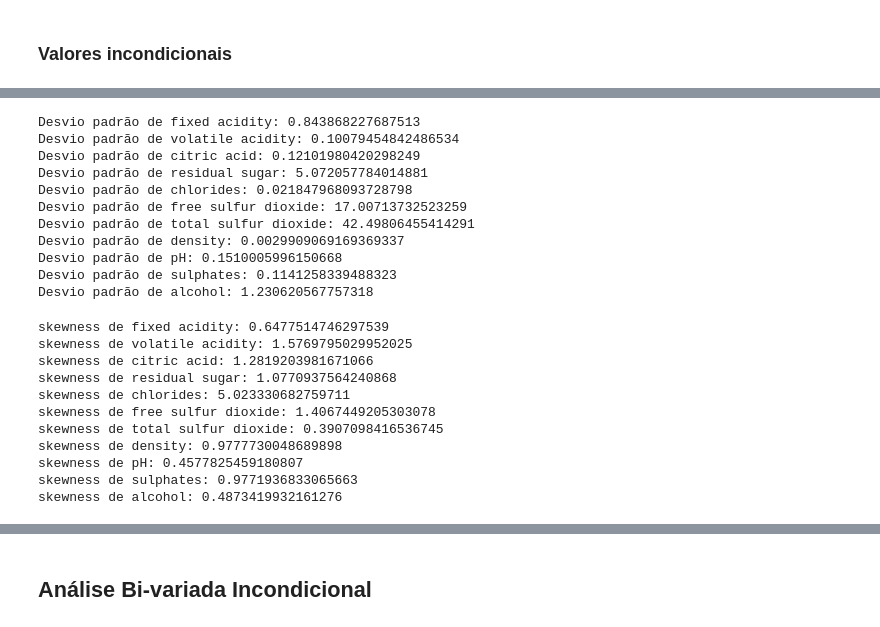
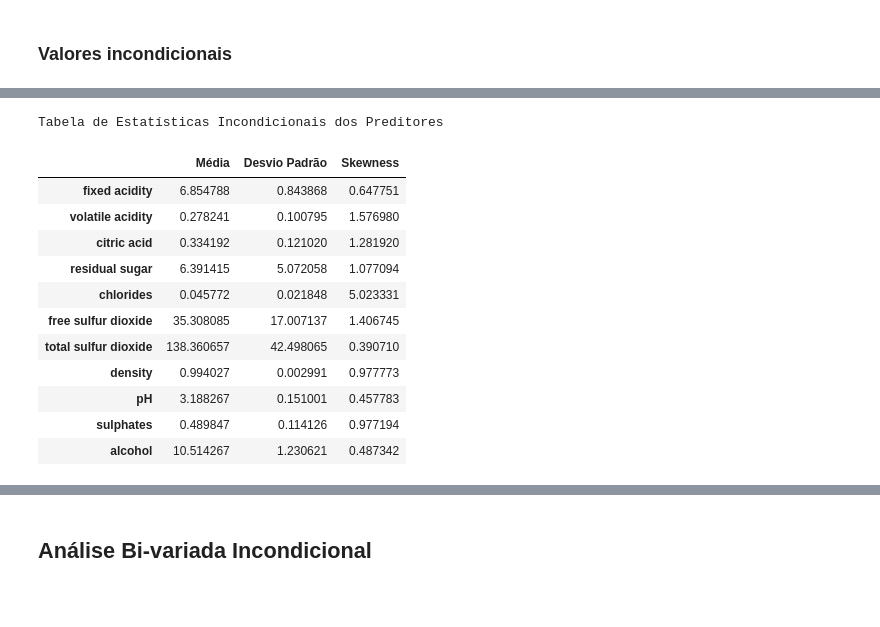
Before and after one commit to leodayvison/aci-homeworks, a Jupyter notebook: hw1/eda.ipynb, the cells around one changed output, grey strips where cells are left out. Cells and saved outputs as stored; diff of their text form; code cells hidden in the pictures; blank space fills up the shorter version.

```diff
--- a/hw1/eda.ipynb
+++ b/hw1/eda.ipynb
@@ -252,30 +243,23 @@ Média de alcohol: 10.514267047774602
-# %%
-for col in wine_feat.columns:
-    print(f"Desvio padrão de {col}: {wine_feat[col].std()}")
-# %% [output]
-Desvio padrão de fixed acidity: 0.843868227687513
-Desvio padrão de volatile acidity: 0.10079454842486534
-Desvio padrão de citric acid: 0.12101980420298249
-Desvio padrão de residual sugar: 5.072057784014881
-Desvio padrão de chlorides: 0.021847968093728798
-Desvio padrão de free sulfur dioxide: 17.00713732523259
-Desvio padrão de total sulfur dioxide: 42.49806455414291
-Desvio padrão de density: 0.0029909069169369337
-Desvio padrão de pH: 0.1510005996150668
-Desvio padrão de sulphates: 0.1141258339488323
-Desvio padrão de alcohol: 1.230620567757318
-# %%
-for col in wine_feat.columns:
-    print(f"skewness de {col}: {wine_feat[col].skew()}")
-# %% [output]
-skewness de fixed acidity: 0.6477514746297539
-skewness de volatile acidity: 1.5769795029952025
-skewness de citric acid: 1.2819203981671066
-skewness de residual sugar: 1.0770937564240868
-skewness de chlorides: 5.023330682759711
-skewness de free sulfur dioxide: 1.4067449205303078
-skewness de total sulfur dioxide: 0.3907098416536745
-skewness de density: 0.9777730048689898
-skewness de pH: 0.4577825459180807
-skewness de sulphates: 0.9771936833065663
-skewness de alcohol: 0.4873419932161276
+# %%
+df_estatisticas = pd.DataFrame({
+    'Média': wine_feat.mean(),
+    'Desvio Padrão': wine_feat.std(),
+    'Skewness': wine_feat.skew(),
+})
+
+print('Tabela de Estatísticas Incondicionais dos Preditores')
+display(df_estatisticas)
+# %% [output]
+Tabela de Estatísticas Incondicionais dos Preditores
+|  | Média | Desvio Padrão | Skewness |
+| fixed acidity | 6.854788 | 0.843868 | 0.647751 |
+| volatile acidity | 0.278241 | 0.100795 | 1.576980 |
+| citric acid | 0.334192 | 0.121020 | 1.281920 |
+| residual sugar | 6.391415 | 5.072058 | 1.077094 |
+| chlorides | 0.045772 | 0.021848 | 5.023331 |
+| free sulfur dioxide | 35.308085 | 17.007137 | 1.406745 |
+| total sulfur dioxide | 138.360657 | 42.498065 | 0.390710 |
+| density | 0.994027 | 0.002991 | 0.977773 |
+| pH | 3.188267 | 0.151001 | 0.457783 |
+| sulphates | 0.489847 | 0.114126 | 0.977194 |
+| alcohol | 10.514267 | 1.230621 | 0.487342 |
```
Also changed, not shown: parts of 12 cells of this notebook.
